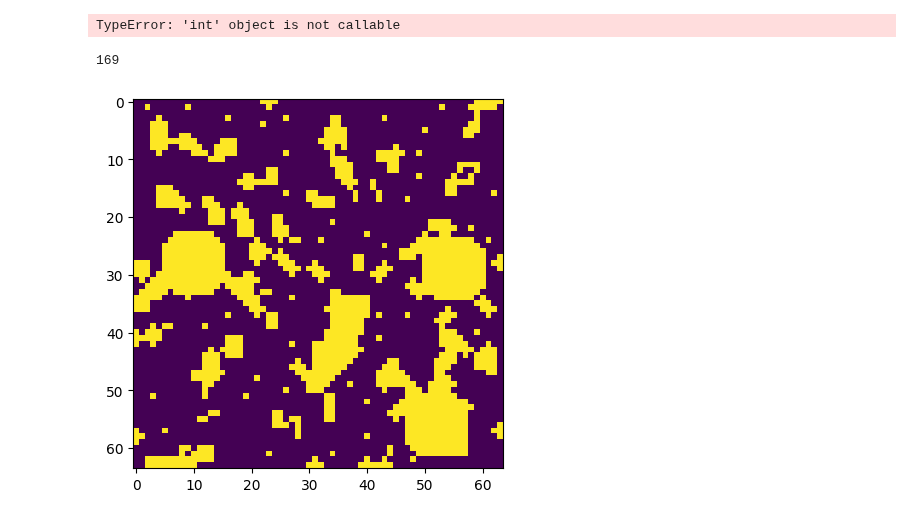
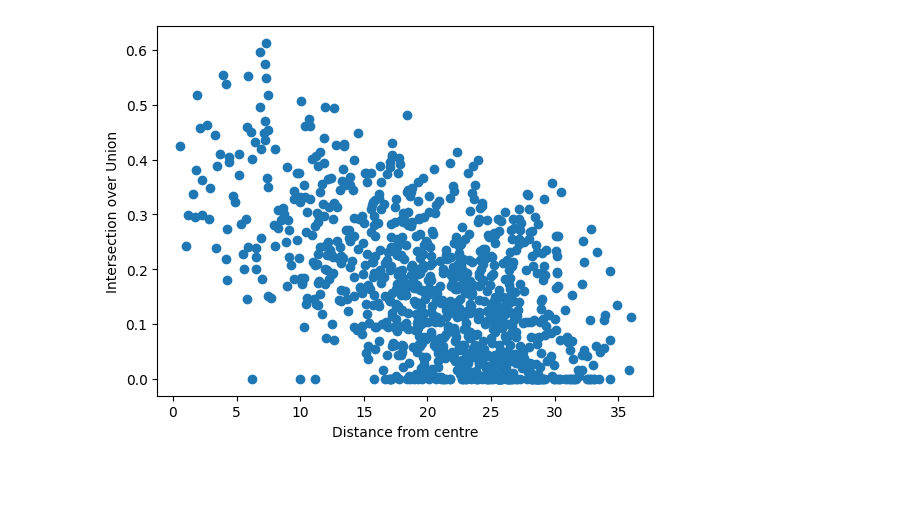
Before and after one commit to Kayzi0/ExplainBlobs, a Jupyter notebook: eval.ipynb, the cells around one changed output. Cells and saved outputs as stored; diff of their text form; code cells hidden in the pictures; blank space fills up the shorter version.

```diff
--- a/eval.ipynb
+++ b/eval.ipynb
@@ -53,6 +53,8 @@ from sklearn.metrics import jaccard_score
 
 
 jaccard_scores = np.zeros(N)
+centre = size // 2
+centre_distances = np.zeros(N)
 bbox_range = 18
 for i in range(N):
     #find centre of thresholded heatmap
@@ -73,9 +75,9 @@ for i in range(N):
     occluded_img = np.copy(imgs[:,:,i])
     occluded_img[bbox == 0] = 0
 
-    #extract the blobs from the occluded image and get their major axis lengths
+    #extract the blobs from the occluded image and get their major axis lengths and centroid
     labeled_image = measure.label(occluded_img)
-    props = pd.DataFrame(measure.regionprops_table(labeled_image, properties=['area']))
+    props = pd.DataFrame(measure.regionprops_table(labeled_image, properties=['area', 'centroid']))
 
     #find ellipse index
     ellipse_idx = props.idxmax()[0] + 1
@@ -86,15 +88,16 @@ for i in range(N):
 
     #compute jaccard score and add to array
     jaccard_scores[i] = jaccard_score(labeled_image.astype(int), thresholded_heatmaps[:,:,i].astype(int), average='micro')
+
+    #compute distance of ellipse centroid to centre and add to array
+    centroid_ellipse_y = props['centroid-0'][props.idxmax()[0]]
+    centroid_ellipse_x = props['centroid-1'][props.idxmax()[0]]
+    centre_distances[i] = np.sqrt((centroid_ellipse_x-32)**2+(centroid_ellipse_y-32)**2)
-# %% [output]
-TypeError: 'int' object is not callable
-# %%
-
-plt.imshow(imgs[:,:,np.where(jaccard_scores == 0)[0][0]])
-
-np.where(jaccard_scores == 0)[0].size
-# %% [output]
-169
-[figure, removed]
+# %%
+plt.scatter(centre_distances, jaccard_scores)
+plt.xlabel('Distance from centre');
+plt.ylabel('Intersection over Union');
+# %% [output]
+[figure, added]
 # %%
 fig, ax = plt.subplots(1,3)
```
Also changed, not shown: parts of 9 cells of this notebook, 1 other file.
